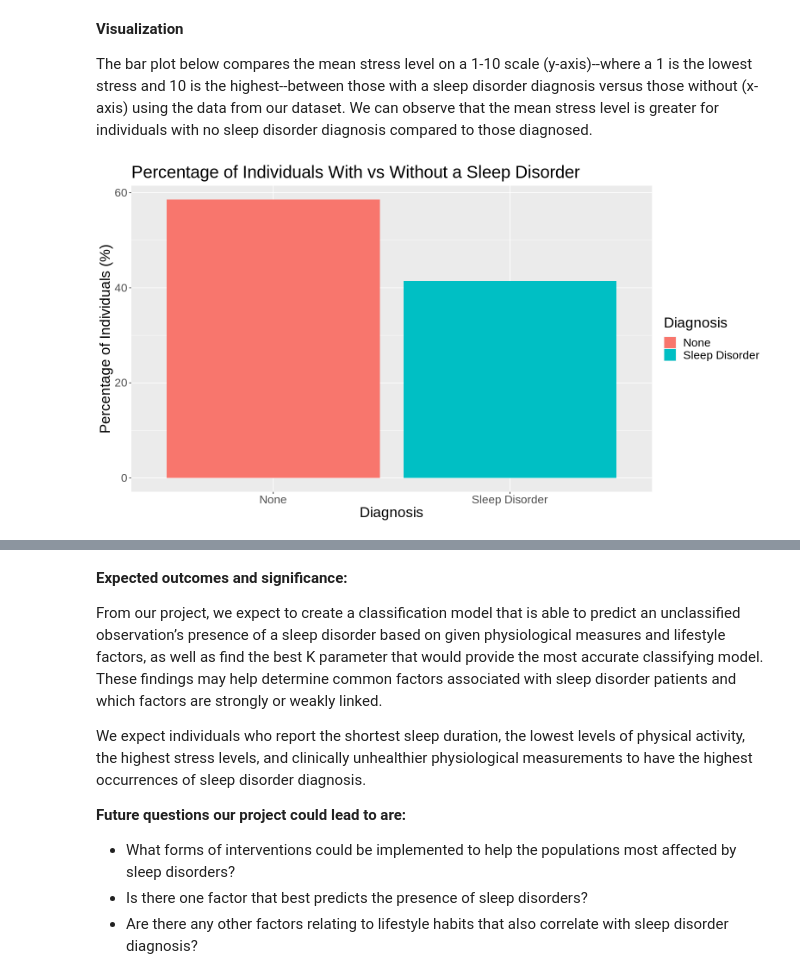
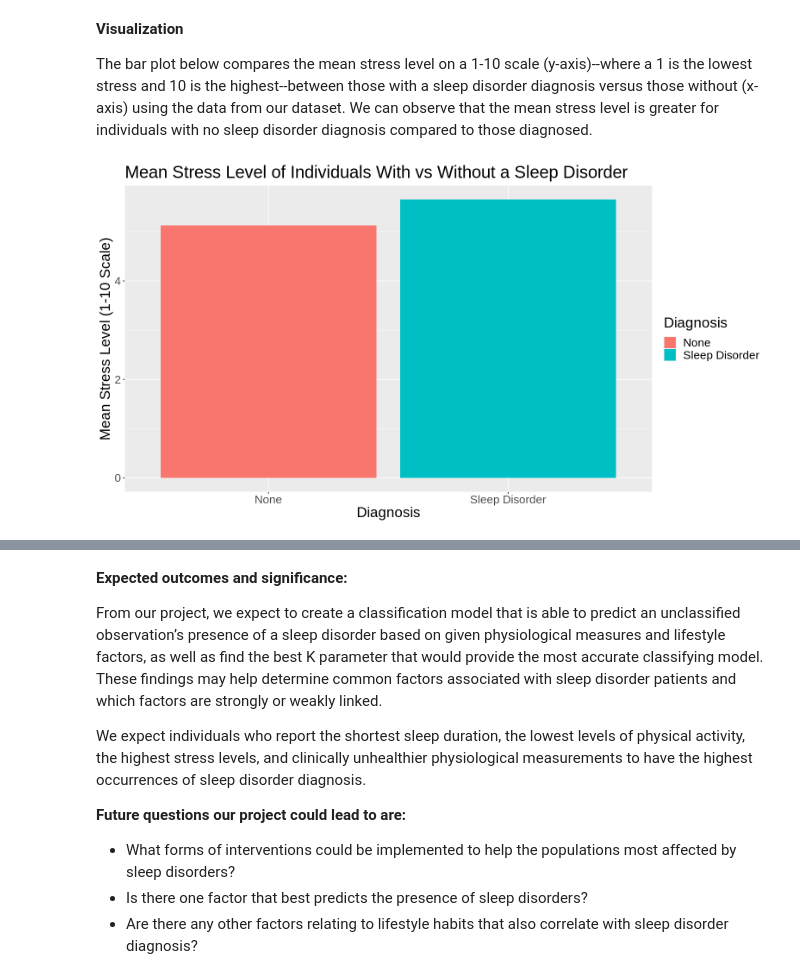
Before and after one commit to hlu10/group-18-dsci100, a Jupyter notebook: project_proposal.ipynb, the cells around one changed output, grey strips where cells are left out. Saved outputs shown, nothing was run; the diff lists cells and outputs as text; code cells hidden in the pictures.

Commit message:
grouped stress level into sleep disorder and none categories. added plot for mean stress level

```diff
--- a/project_proposal.ipynb
+++ b/project_proposal.ipynb
@@ -147,26 +147,13 @@ A data.frame: 1 × 9
 **Visualization**
 
 The bar plot below compares the mean stress level on a 1-10 scale (y-axis)--where a 1 is the lowest stress and 10 is the highest--between those with a sleep disorder diagnosis versus those without (x-axis) using the data from our dataset. We can observe that the mean stress level is greater for individuals with no sleep disorder diagnosis compared to those diagnosed.
-# %%
-library(ggplot2)
-library(repr)
-library(tidyverse)
-options(repr.plot.width = 13, repr.plot.height = 7)
-
-sleep_percent_plot <- summary_table_1 |>
-        ggplot(aes(y = percentage, x = Diagnosis, fill = Diagnosis))+
-        geom_bar(stat = "identity", position = "dodge")+
-        labs(x = "Diagnosis", y = "Percentage of Individuals (%)")+
-        theme(text = element_text(size = 20))+
-        ggtitle("Percentage of Individuals With vs Without a Sleep Disorder")
-sleep_percent_plot
-# %% [output]
-[figure]
 # %%
-mean_stress_plot <- sleep_train |>
-        ggplot(aes(y = mean(Stress.Level), x = Diagnosis, fill = Diagnosis))+
+mean_stress_plot <- stress_mean |>
+        ggplot(aes(y = Stress, x = Diagnosis, fill = Diagnosis))+
         geom_bar(stat = "identity", position = "dodge")+
-        labs(x = "Diagnosis", y = "Percentage of Individuals (%)")+
+        labs(x = "Diagnosis", y = "Mean Stress Level (1-10 Scale)")+
         theme(text = element_text(size = 20))+
-        ggtitle("Percentage of Individuals With vs Without a Sleep Disorder")
+        ggtitle("Mean Stress Level of Individuals With vs Without a Sleep Disorder")
 mean_stress_plot
+# %% [output]
+[figure, added]
```
Also changed, not shown: parts of 2 cells of this notebook.
